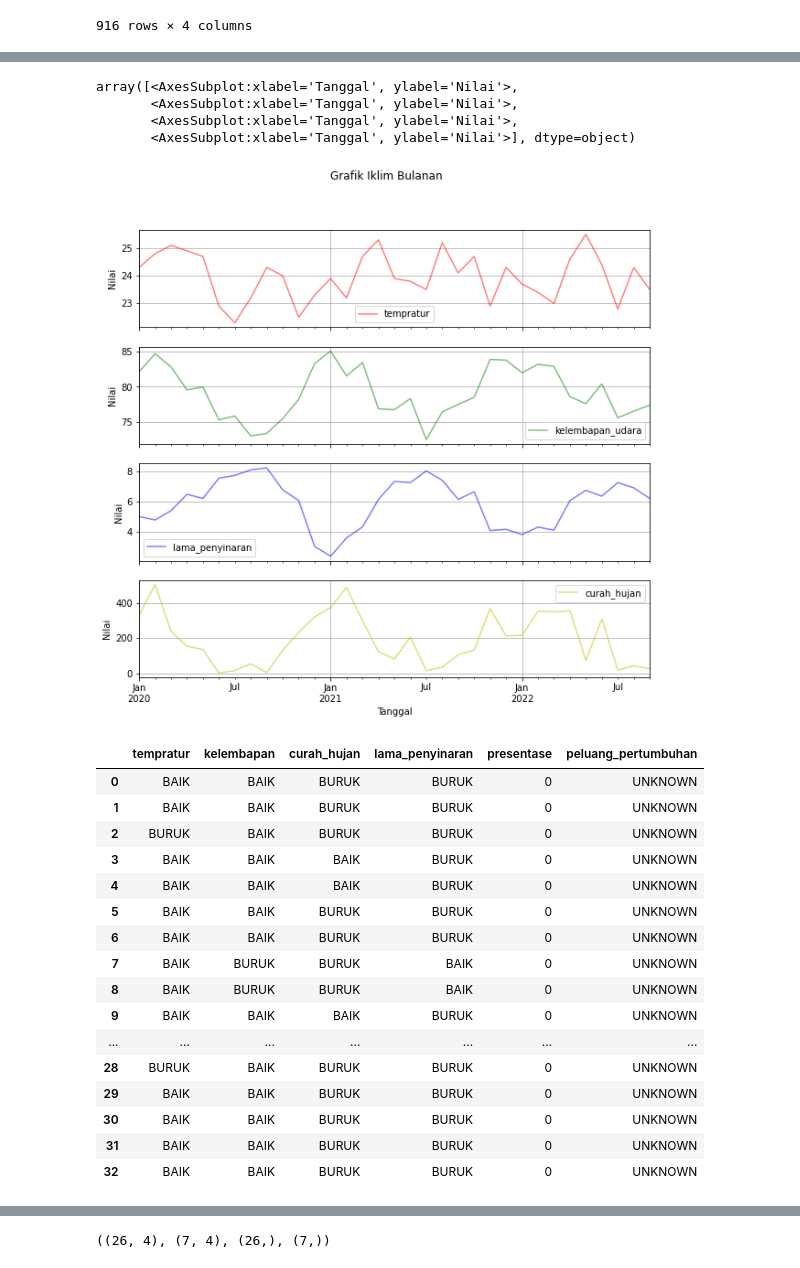
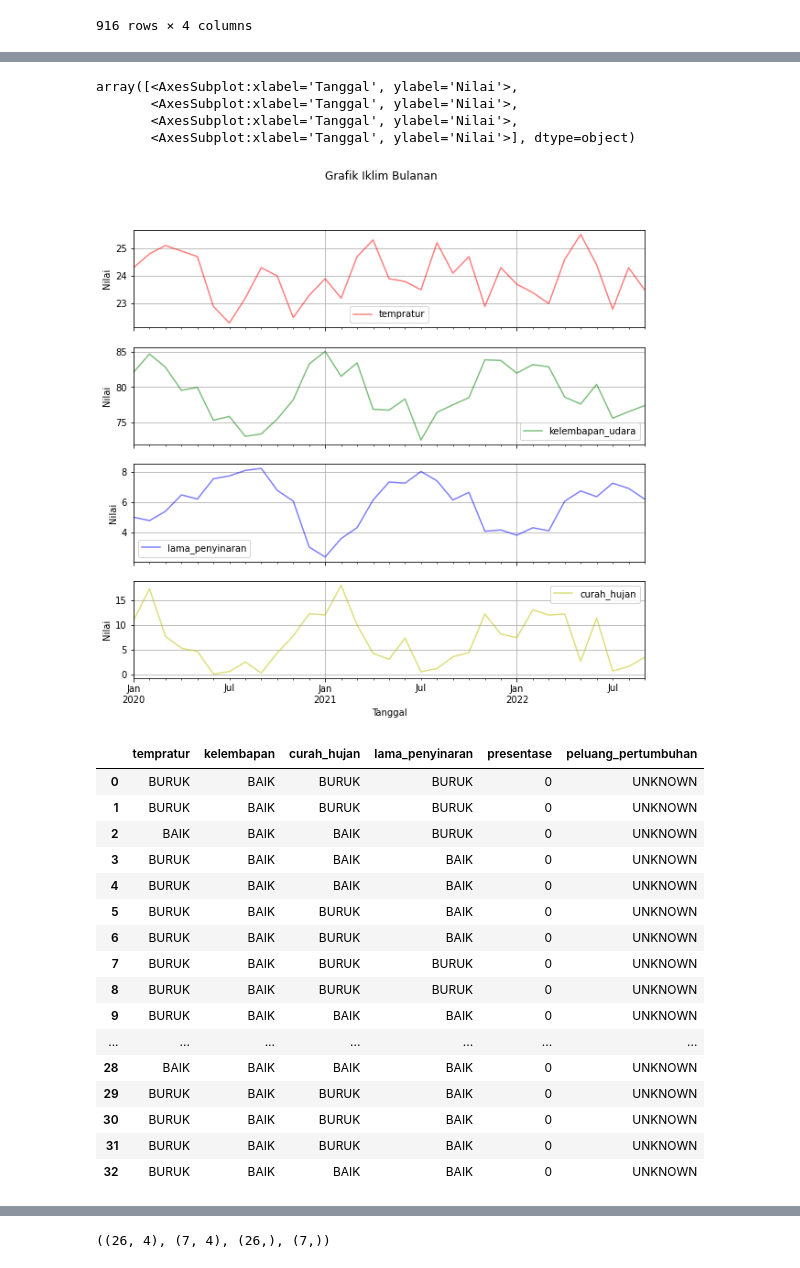
Before and after one commit to rachyharkov/nb-climate-change, a Jupyter notebook: notebook.ipynb, the cells around one changed output, grey strips where cells are left out. Cells and saved outputs as stored; diff of their text form; code cells hidden in the pictures.

```diff
--- a/notebook.ipynb
+++ b/notebook.ipynb
@@ -126,7 +116,7 @@ df_mean = pd.DataFrame()
 df_mean['tempratur'] = df.Tavg.resample('M').ffill()
 df_mean['kelembapan_udara'] = df.RH_avg.resample('M').mean().ffill()
 df_mean['lama_penyinaran'] = df.ss.resample('M').mean().ffill()
-df_mean['curah_hujan'] = df.RR.resample('M').sum().ffill()
+df_mean['curah_hujan'] = df.RR.resample('M').mean().ffill()
 df_mean.head(10)
 # df_mean.tail(5)
 
@@ -161,55 +151,55 @@ array([<AxesSubplot:xlabel='Tanggal', ylabel='Nilai'>,
        <AxesSubplot:xlabel='Tanggal', ylabel='Nilai'>,
        <AxesSubplot:xlabel='Tanggal', ylabel='Nilai'>,
        <AxesSubplot:xlabel='Tanggal', ylabel='Nilai'>], dtype=object)
-[figure, old version]
+[figure, new version]
 # %%
 # create new column with three categorical level value 0, 1, 2 based on rr value
 
 labels = ['BURUK','BAIK']
 
-good_temprature = [22, 25]
-good_kelembapan = [75, 90]
-good_curahhujan = [125, 208]
-good_lamapenyinaran = [8, 9]
+good_temprature = [25, 30]
+good_kelembapan = [50, 85]
+good_lamapenyinaran = [6, 8]
+good_curahhujan = [2.6, 8]
 
 # df['tn_level'] = pd.cut(df['tn'], bins=3, labels=labels)
 # df['tx_level'] = pd.cut(df['tx'], bins=3, labels=labels)
 # init empty dataframe
 df_discreted = pd.DataFrame()
 # if t_avg is range inside good_temprature, assign to new column tavg_level
 df_discreted['tempratur'] = np.where((df_mean['tempratur'] >= good_temprature[0]) & (df_mean['tempratur'] <= good_temprature[1]), 'BAIK', 'BURUK')
 df_discreted['kelembapan'] = np.where((df_mean['kelembapan_udara'] >= good_kelembapan[0]) & (df_mean['kelembapan_udara'] <= good_kelembapan[1]), 'BAIK', 'BURUK')
 df_discreted['curah_hujan'] = np.where((df_mean['curah_hujan'] >= good_curahhujan[0]) & (df_mean['curah_hujan'] <= good_curahhujan[1]), 'BAIK', 'BURUK')
 df_discreted['lama_penyinaran'] = np.where((df_mean['lama_penyinaran'] >= good_lamapenyinaran[0]) & (df_mean['lama_penyinaran'] <= good_lamapenyinaran[1]), 'BAIK', 'BURUK')
 df_discreted['presentase'] = 0
 df_discreted['peluang_pertumbuhan'] = 'UNKNOWN'
 
 # df_mean['ss_level'] = pd.cut(df_mean['ss'], bins=3, labels=labels)
 # df_mean['ff_x_level'] = pd.cut(df_mean['ff_x'], bins=3, labels=labels)
 # df_mean['ddd_x_level'] = pd.cut(df_mean['ddd_x'], bins=3, labels=labels)
 # df_mean['ff_avg_level'] = pd.cut(df_mean['ff_avg'], bins=3, labels=labels)
 
 # df_mean.drop(['tavg','rh_avg','rr','ss'], axis = 1, inplace=True)
 
 df_discreted
 # %% [output]
 |  | tempratur | kelembapan | curah_hujan | lama_penyinaran | presentase | peluang_pertumbuhan |
-| 0 | BAIK | BAIK | BURUK | BURUK | 0 | UNKNOWN |
-| 1 | BAIK | BAIK | BURUK | BURUK | 0 | UNKNOWN |
-| 2 | BURUK | BAIK | BURUK | BURUK | 0 | UNKNOWN |
-| 3 | BAIK | BAIK | BAIK | BURUK | 0 | UNKNOWN |
-| 4 | BAIK | BAIK | BAIK | BURUK | 0 | UNKNOWN |
-| 5 | BAIK | BAIK | BURUK | BURUK | 0 | UNKNOWN |
-| 6 | BAIK | BAIK | BURUK | BURUK | 0 | UNKNOWN |
-| 7 | BAIK | BURUK | BURUK | BAIK | 0 | UNKNOWN |
-| 8 | BAIK | BURUK | BURUK | BAIK | 0 | UNKNOWN |
-| 9 | BAIK | BAIK | BAIK | BURUK | 0 | UNKNOWN |
+| 0 | BURUK | BAIK | BURUK | BURUK | 0 | UNKNOWN |
+| 1 | BURUK | BAIK | BURUK | BURUK | 0 | UNKNOWN |
+| 2 | BAIK | BAIK | BAIK | BURUK | 0 | UNKNOWN |
+| 3 | BURUK | BAIK | BAIK | BAIK | 0 | UNKNOWN |
+| 4 | BURUK | BAIK | BAIK | BAIK | 0 | UNKNOWN |
+| 5 | BURUK | BAIK | BURUK | BAIK | 0 | UNKNOWN |
+| 6 | BURUK | BAIK | BURUK | BAIK | 0 | UNKNOWN |
+| 7 | BURUK | BAIK | BURUK | BURUK | 0 | UNKNOWN |
+| 8 | BURUK | BAIK | BURUK | BURUK | 0 | UNKNOWN |
+| 9 | BURUK | BAIK | BAIK | BAIK | 0 | UNKNOWN |
 | ... | ... | ... | ... | ... | ... | ... |
-| 28 | BURUK | BAIK | BURUK | BURUK | 0 | UNKNOWN |
-| 29 | BAIK | BAIK | BURUK | BURUK | 0 | UNKNOWN |
-| 30 | BAIK | BAIK | BURUK | BURUK | 0 | UNKNOWN |
-| 31 | BAIK | BAIK | BURUK | BURUK | 0 | UNKNOWN |
-| 32 | BAIK | BAIK | BURUK | BURUK | 0 | UNKNOWN |
+| 28 | BAIK | BAIK | BAIK | BAIK | 0 | UNKNOWN |
+| 29 | BURUK | BAIK | BURUK | BAIK | 0 | UNKNOWN |
+| 30 | BURUK | BAIK | BURUK | BAIK | 0 | UNKNOWN |
+| 31 | BURUK | BAIK | BURUK | BAIK | 0 | UNKNOWN |
+| 32 | BURUK | BAIK | BAIK | BAIK | 0 | UNKNOWN |
 # %%
 
 # iterate each row in dataframe
```
Also changed, not shown: parts of 8 cells of this notebook.
